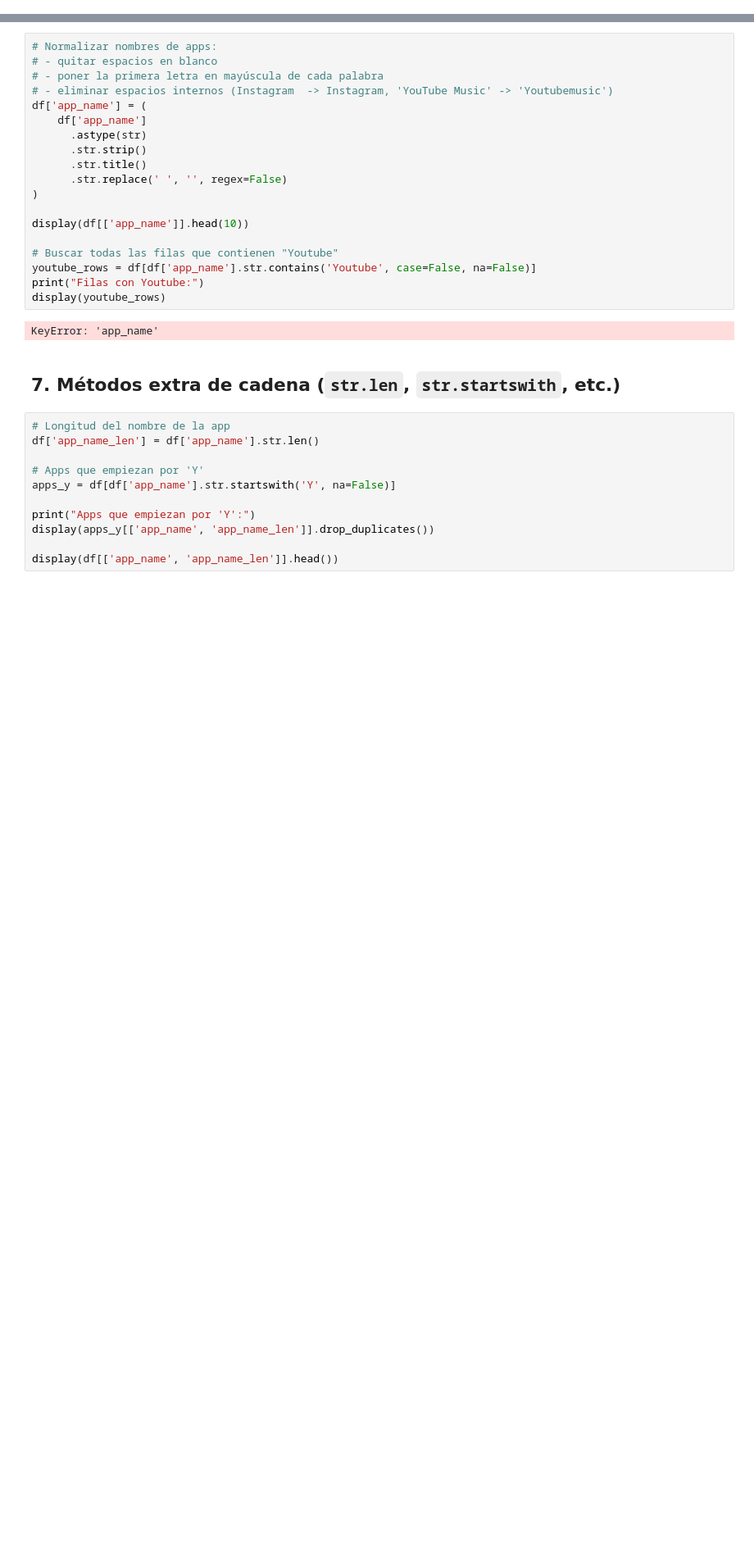
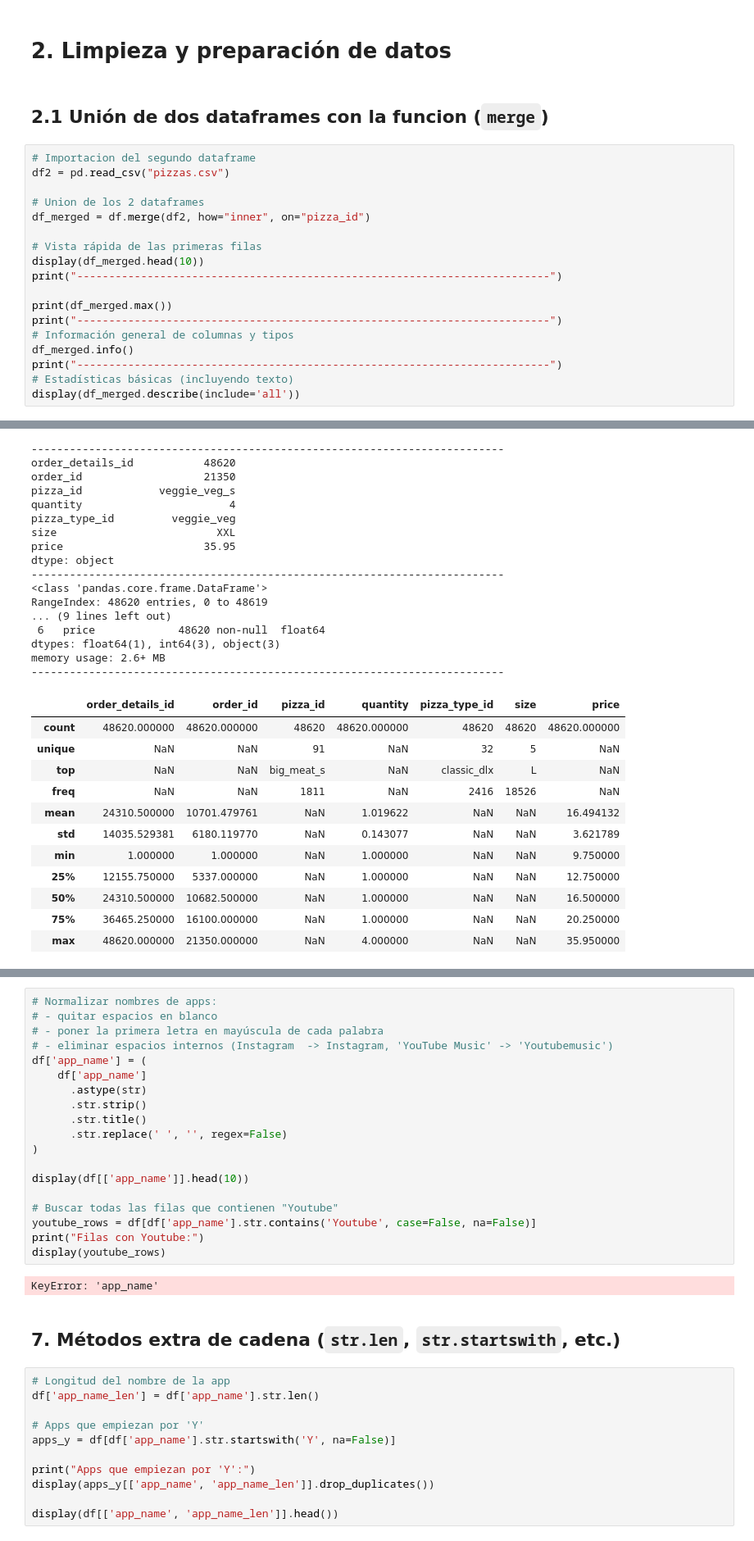
Before and after one commit to Joan735/PythonRA2, a Jupyter notebook: pizza/pizza.ipynb, the cells around one changed output, grey strips where cells are left out. Shown at 82% size. Drawn from its saved outputs; the diff is of its cells as text; blank space fills up the shorter version.

```diff
--- a/pizza/pizza.ipynb
+++ b/pizza/pizza.ipynb
@@ -66,3 +76,26 @@ memory usage: 1.5+ MB
 | 50% | 24310.500000 | 10682.500000 | NaN | 1.000000 |
 | 75% | 36465.250000 | 16100.000000 | NaN | 1.000000 |
 | max | 48620.000000 | 21350.000000 | NaN | 4.000000 |
+# %% [markdown]
+# 2. Limpieza y preparación de datos
+# %% [markdown]
+## 2.1 Unión de dos dataframes con la funcion (`merge`)
+# %%
+# Importacion del segundo dataframe
+df2 = pd.read_csv("pizzas.csv")
+
+# Union de los 2 dataframes
+df_merged = df.merge(df2, how="inner", on="pizza_id")
+
+# Vista rápida de las primeras filas
+display(df_merged.head(10))
+print("--------------------------------------------------------------------------")
+
+print(df_merged.max())
+print("--------------------------------------------------------------------------")
+# Información general de columnas y tipos
+df_merged.info()
+print("--------------------------------------------------------------------------")
+# Estadísticas básicas (incluyendo texto)
+display(df_merged.describe(include='all'))
+# %% [output]
@@ -69 +113,30 @@ memory usage: 1.5+ MB
+--------------------------------------------------------------------------
+order_details_id           48620
+order_id                   21350
+pizza_id            veggie_veg_s
+quantity                       4
+pizza_type_id         veggie_veg
+size                         XXL
+price                      35.95
+dtype: object
+--------------------------------------------------------------------------
+<class 'pandas.core.frame.DataFrame'>
+RangeIndex: 48620 entries, 0 to 48619
+... (9 lines left out)
+ 6   price             48620 non-null  float64
+dtypes: float64(1), int64(3), object(3)
+memory usage: 2.6+ MB
+--------------------------------------------------------------------------
+|  | order_details_id | order_id | pizza_id | quantity | pizza_type_id | size | price |
+| count | 48620.000000 | 48620.000000 | 48620 | 48620.000000 | 48620 | 48620 | 48620.000000 |
+| unique | NaN | NaN | 91 | NaN | 32 | 5 | NaN |
+| top | NaN | NaN | big_meat_s | NaN | classic_dlx | L | NaN |
+| freq | NaN | NaN | 1811 | NaN | 2416 | 18526 | NaN |
+| mean | 24310.500000 | 10701.479761 | NaN | 1.019622 | NaN | NaN | 16.494132 |
+| std | 14035.529381 | 6180.119770 | NaN | 0.143077 | NaN | NaN | 3.621789 |
+| min | 1.000000 | 1.000000 | NaN | 1.000000 | NaN | NaN | 9.750000 |
+| 25% | 12155.750000 | 5337.000000 | NaN | 1.000000 | NaN | NaN | 12.750000 |
+| 50% | 24310.500000 | 10682.500000 | NaN | 1.000000 | NaN | NaN | 16.500000 |
+| 75% | 36465.250000 | 16100.000000 | NaN | 1.000000 | NaN | NaN | 20.250000 |
+| max | 48620.000000 | 21350.000000 | NaN | 4.000000 | NaN | NaN | 35.950000 |
 # %% [markdown]
```
Also changed, not shown: parts of 16 cells of this notebook.
